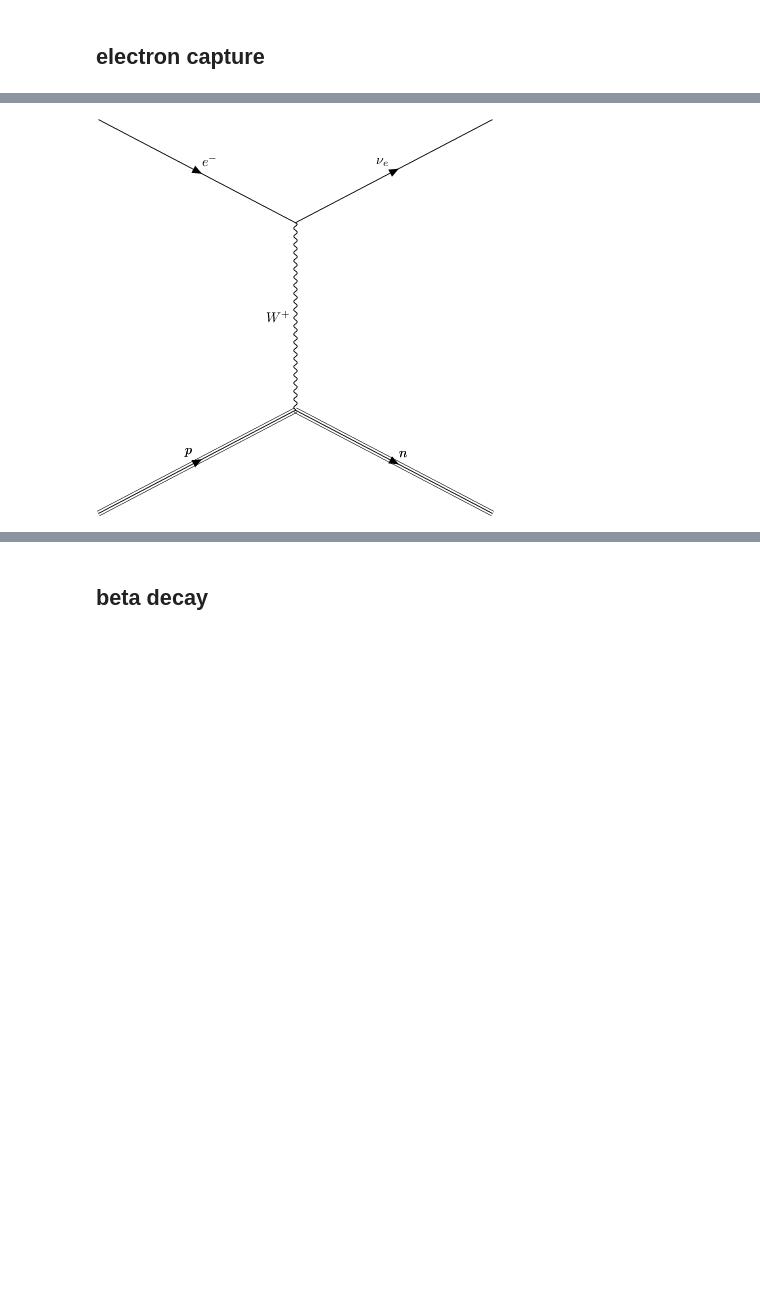
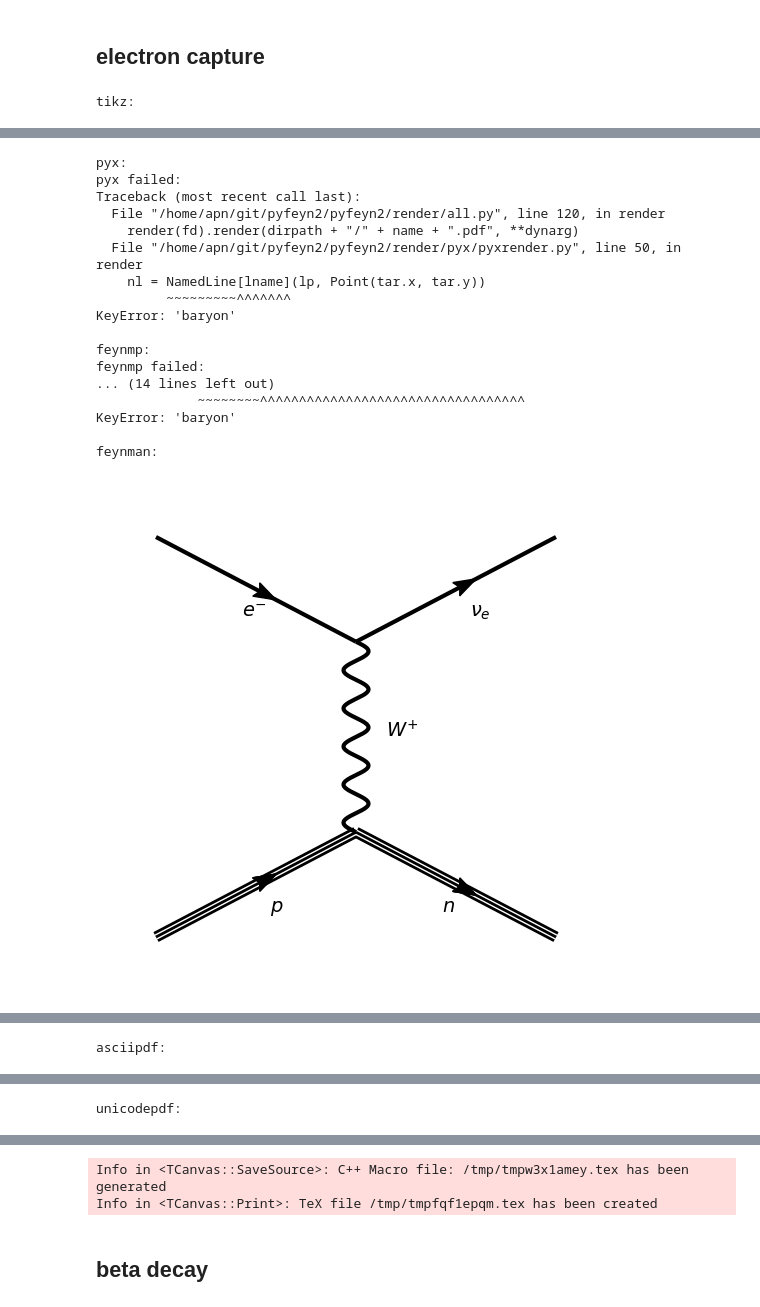
Before and after one commit to APN-Pucky/pyfeyn2, a Jupyter notebook: docs/source/gallery/wikipedia/wikipedia.ipynb, the cells around one changed output, grey strips where cells are left out. Cells and saved outputs as stored; diff of their text form; code cells hidden in the pictures; blank space fills up the shorter version.

```diff
--- a/docs/source/gallery/wikipedia/wikipedia.ipynb
+++ b/docs/source/gallery/wikipedia/wikipedia.ipynb
@@ -12,7 +13,25 @@ from pyfeyn2.render.latex.tikzfeynman import TikzFeynmanRender
 # %%
 fd = t2t.t_channel(2212,11,24,2112,12)
-ar = TikzFeynmanRender(auto_default(fd))
+ar = AllRender(auto_default(fd))
 ar.render()
 # %% [output]
+tikz:
 [figure]
+pyx:
+pyx failed:
+Traceback (most recent call last):
+  File "/home/apn/git/pyfeyn2/pyfeyn2/render/all.py", line 120, in render
+    render(fd).render(dirpath + "/" + name + ".pdf", **dynarg)
+  File "/home/apn/git/pyfeyn2/pyfeyn2/render/pyx/pyxrender.py", line 50, in render
+    nl = NamedLine[lname](lp, Point(tar.x, tar.y))
+         ~~~~~~~~~^^^^^^^
+KeyError: 'baryon'
+
+feynmp:
+feynmp failed:
+... (14 lines left out)
+             ~~~~~~~~^^^^^^^^^^^^^^^^^^^^^^^^^^^^^^^^^^
+KeyError: 'baryon'
+
+feynman:
-[figure, old version]
+[figure, new version]
@@ -18,0 +59 @@ ar.render()
+asciipdf:
@@ -18,0 +61 @@ ar.render()
+unicodepdf:
@@ -19,3 +81,5 @@ ar.render()
+Info in <TCanvas::SaveSource>: C++ Macro file: /tmp/tmpw3x1amey.tex has been generated
+Info in <TCanvas::Print>: TeX file /tmp/tmpfqf1epqm.tex has been created
 # %% [markdown]
 ## beta decay
 # %%
```
Also changed, not shown: parts of 3 cells of this notebook, 18 other files.
